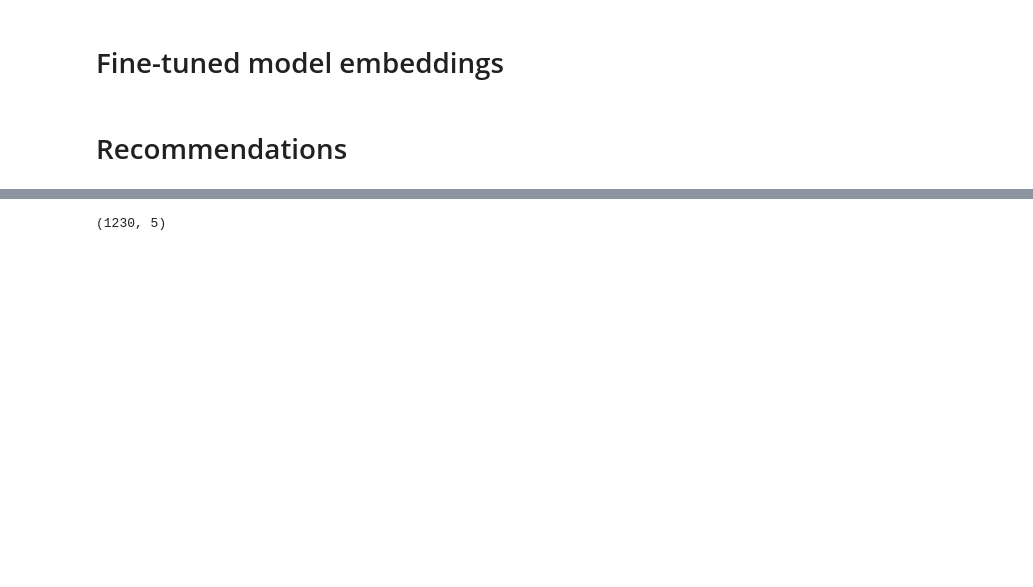
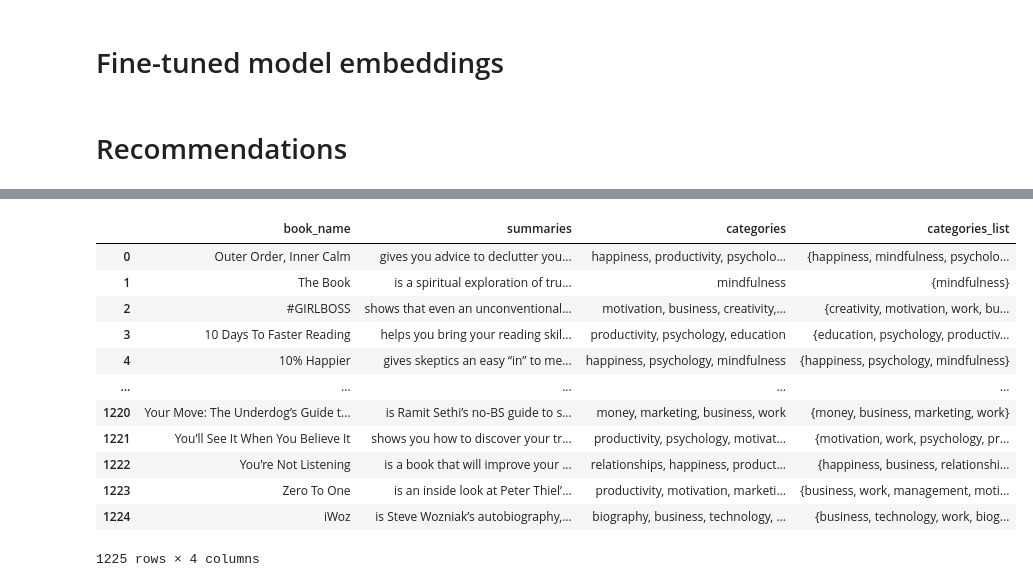
Before and after one commit to manojrathor08/book_recommender, a Jupyter notebook: Untitled0.ipynb, the cells around one changed output, grey strips where cells are left out. Cells and saved outputs as stored; diff of their text form; code cells hidden in the pictures; blank space fills up the shorter version.

```diff
--- a/Untitled0.ipynb
+++ b/Untitled0.ipynb
@@ -453,4 +420,16 @@ data[data['book_name'] == 'Brave New World']
 # %%
-data.shape
+data
 # %% [output]
+|  | book_name | summaries | categories | categories_list |
+| 0 | Outer Order, Inner Calm | gives you advice to declutter you... | happiness, productivity, psycholo... | {happiness, mindfulness, psycholo... |
+| 1 | The Book | is a spiritual exploration of tru... | mindfulness | {mindfulness} |
+| 2 | #GIRLBOSS | shows that even an unconventional... | motivation, business, creativity,... | {creativity, motivation, work, bu... |
+| 3 | 10 Days To Faster Reading | helps you bring your reading skil... | productivity, psychology, education | {education, psychology, productiv... |
+| 4 | 10% Happier | gives skeptics an easy “in” to me... | happiness, psychology, mindfulness | {happiness, psychology, mindfulness} |
+| ... | ... | ... | ... | ... |
+| 1220 | Your Move: The Underdog’s Guide t... | is Ramit Sethi’s no-BS guide to s... | money, marketing, business, work | {money, business, marketing, work} |
+| 1221 | You’ll See It When You Believe It | shows you how to discover your tr... | productivity, psychology, motivat... | {motivation, work, psychology, pr... |
+| 1222 | You’re Not Listening | is a book that will improve your ... | relationships, happiness, product... | {happiness, business, relationshi... |
+| 1223 | Zero To One | is an inside look at Peter Thiel’... | productivity, motivation, marketi... | {business, work, management, moti... |
+| 1224 | iWoz | is Steve Wozniak’s autobiography,... | biography, business, technology, ... | {business, technology, work, biog... |
-(1230, 5)
+1225 rows × 4 columns
```
Also changed, not shown: parts of 16 cells of this notebook, 9 other files.
